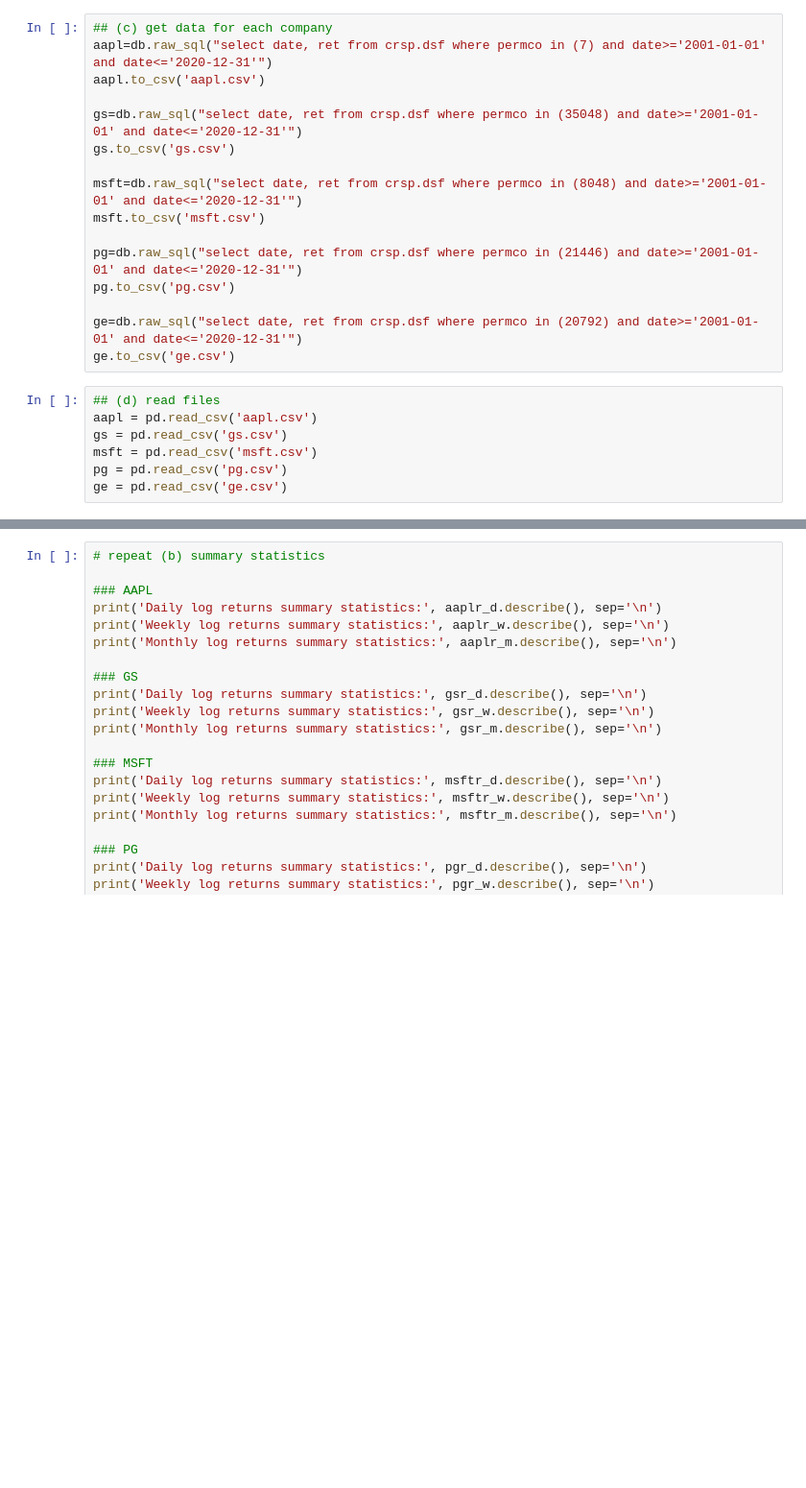
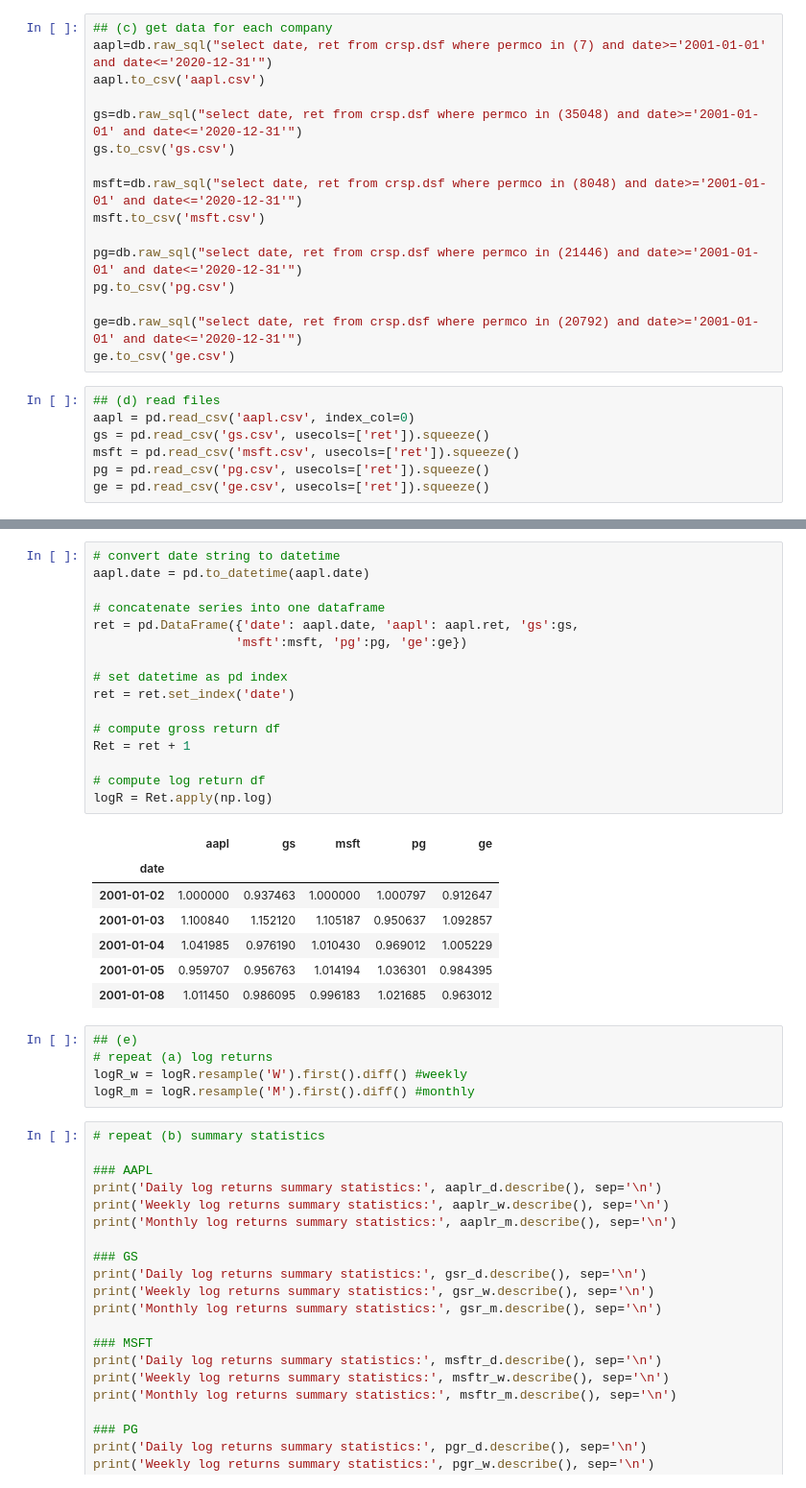
Before and after one commit to dexdx/FIN405_Problem-Sets, a Jupyter notebook: 1/Untitled.ipynb, the cells around one changed output, grey strips where cells are left out. Shown at 96% size. Saved outputs shown, nothing was run; the diff lists cells and outputs as text; blank space fills up the shorter version.

```diff
--- a/1/Untitled.ipynb
+++ b/1/Untitled.ipynb
@@ -249,8 +252,8 @@ ge=db.raw_sql("select date, ret from crsp.dsf where permco in (20792) and date>=
 ge.to_csv('ge.csv')
 # %%
 ## (d) read files
-aapl = pd.read_csv('aapl.csv')
-gs = pd.read_csv('gs.csv')
-msft = pd.read_csv('msft.csv')
-pg = pd.read_csv('pg.csv')
-ge = pd.read_csv('ge.csv')
+aapl = pd.read_csv('aapl.csv', index_col=0)
+gs = pd.read_csv('gs.csv', usecols=['ret']).squeeze()
+msft = pd.read_csv('msft.csv', usecols=['ret']).squeeze()
+pg = pd.read_csv('pg.csv', usecols=['ret']).squeeze()
+ge = pd.read_csv('ge.csv', usecols=['ret']).squeeze()
@@ -314,3 +260,32 @@ TypeError: cannot convert the series to <class 'float'>
+# %%
+# convert date string to datetime
+aapl.date = pd.to_datetime(aapl.date)
+
+# concatenate series into one dataframe
+ret = pd.DataFrame({'date': aapl.date, 'aapl': aapl.ret, 'gs':gs,
+                   'msft':msft, 'pg':pg, 'ge':ge})
+
+# set datetime as pd index
+ret = ret.set_index('date')
+
+# compute gross return df
+Ret = ret + 1
+
+# compute log return df
+logR = Ret.apply(np.log)
+# %% [output]
+|  | aapl | gs | msft | pg | ge |
+| date |  |  |  |  |  |
+| 2001-01-02 | 1.000000 | 0.937463 | 1.000000 | 1.000797 | 0.912647 |
+| 2001-01-03 | 1.100840 | 1.152120 | 1.105187 | 0.950637 | 1.092857 |
+| 2001-01-04 | 1.041985 | 0.976190 | 1.010430 | 0.969012 | 1.005229 |
+| 2001-01-05 | 0.959707 | 0.956763 | 1.014194 | 1.036301 | 0.984395 |
+| 2001-01-08 | 1.011450 | 0.986095 | 0.996183 | 1.021685 | 0.963012 |
+# %%
+## (e)
+# repeat (a) log returns
+logR_w = logR.resample('W').first().diff() #weekly
+logR_m = logR.resample('M').first().diff() #monthly
 # %%
 # repeat (b) summary statistics
 
```
Also changed, not shown: parts of 3 cells of this notebook.
